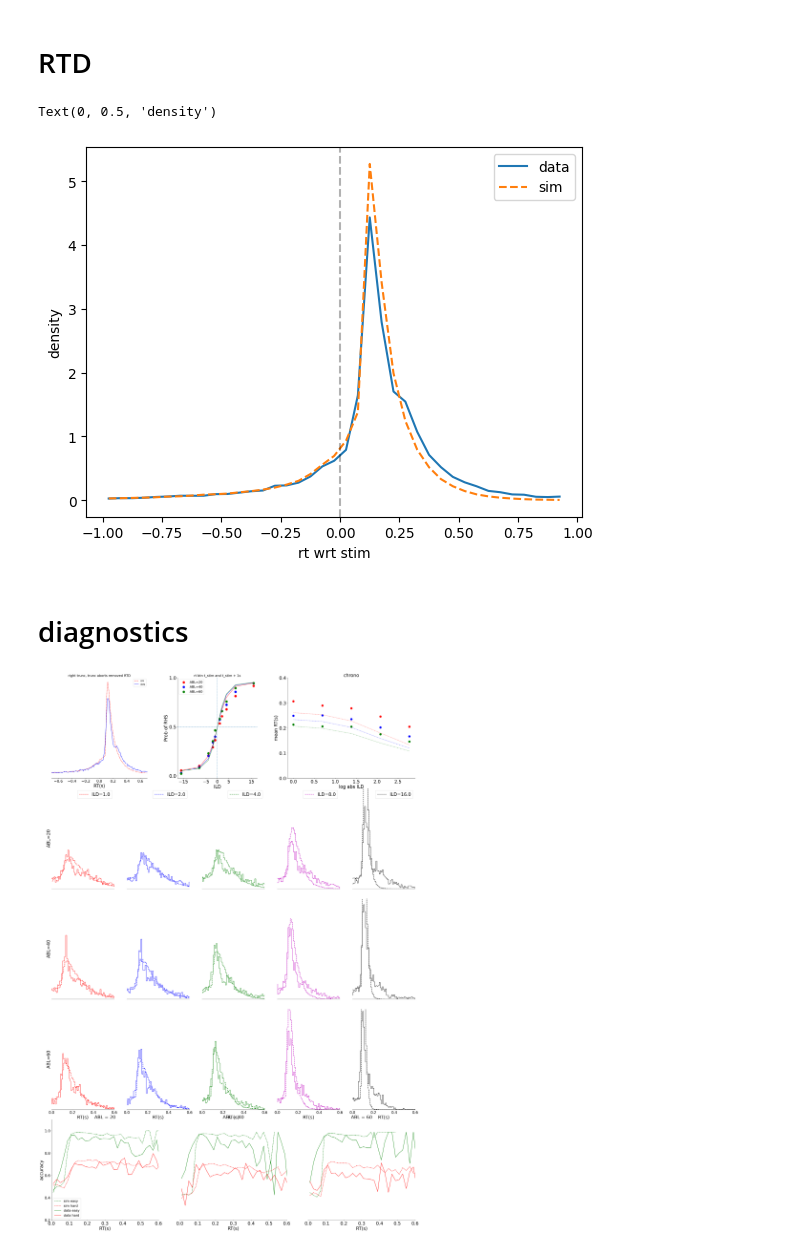
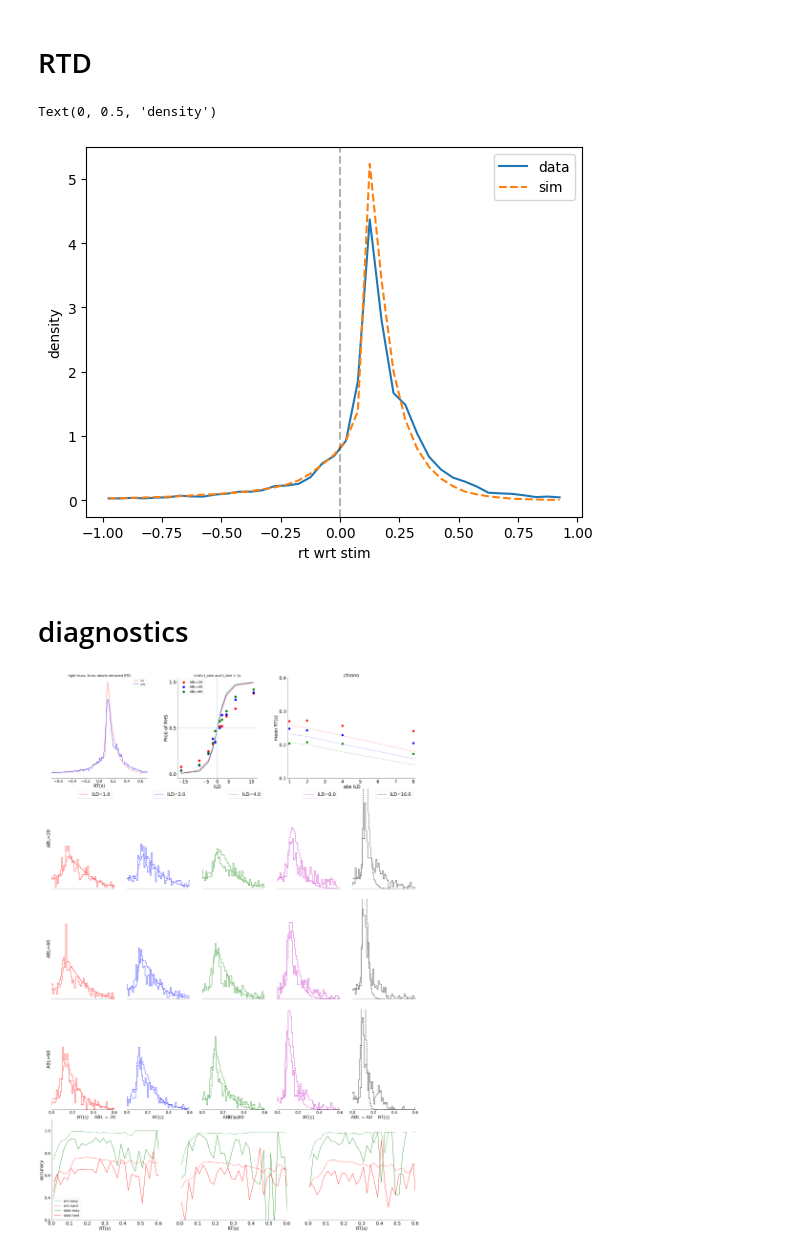
Before and after one commit to rakaar/ddm_data, a Jupyter notebook: simulations/increase_V_A_hyp_2025_ON.ipynb, the cells around one changed output. Drawn from its saved outputs; the diff is of its cells as text; code cells hidden in the pictures.

```diff
--- a/simulations/increase_V_A_hyp_2025_ON.ipynb
+++ b/simulations/increase_V_A_hyp_2025_ON.ipynb
@@ -88,6 +88,9 @@ df['correct'] = (df['ILD'] * df['choice']).apply(lambda x: 1 if x > 0 else 0)
 
 df_led_off = df[df['LED_trial'] == 0]
 df_led_on = df[df['LED_trial'] == 1]
+
+# Bilateral, Left and right same power = 100
+df_led_on = df_led_on[df_led_on['LED_powerL'] == df_led_on['LED_powerR']]
 # %%
 # data
 df_led_on_small_aborts_cleaned = df_led_on[ ~((df_led_on['timed_fix'] < df_led_on['intended_fix']) & (df_led_on['timed_fix'] < 0.3)) ]
@@ -113,7 +116,7 @@ plt.xlabel('rt wrt stim')
 plt.ylabel('density')
 # %% [output]
 Text(0, 0.5, 'density')
-[figure, old version]
+[figure, new version]
 # %% [markdown]
 # diagnostics
 # %%
@@ -213,13 +216,13 @@ ax_psy.axhline(0.5, linestyle='--', alpha=0.6)
 # 2  - chrono
 x, sim_chrono = sim_diagnose_obj_valid.plot_chrono()
 for ABL in sim_chrono.keys():
-    ax_chrono.plot(np.log(x), sim_chrono[ABL], color=ABL_colors[ABL], alpha=0.5, ls='--')
+    ax_chrono.plot(x, sim_chrono[ABL], color=ABL_colors[ABL], alpha=0.5, ls='--')
 
 x, data_chrono = data_diagnose_obj_valid.plot_chrono()
 for ABL in data_chrono.keys():
-    ax_chrono.scatter(np.log(x), data_chrono[ABL], label=f'data ABL={ABL}', color=ABL_colors[ABL], marker='.', s=500)
+    ax_chrono.scatter(x, data_chrono[ABL], label=f'data ABL={ABL}', color=ABL_colors[ABL], marker='.', s=500)
 # ax_chrono.legend(fontsize=18) # psycho covers it
-ax_chrono.set_xlabel('log abs ILD', fontsize=25)
+ax_chrono.set_xlabel(' abs ILD', fontsize=25)
 ax_chrono.set_ylabel('mean RT(s)', fontsize=25)
 ax_chrono.set_title('chrono', fontsize=25)
 ax_chrono.set_ylim(0, 0.4)
@@ -228,8 +231,9 @@ ax_chrono.spines['right'].set_visible(False)
 ax_chrono.spines['left'].set_visible(True)
 ax_chrono.spines['bottom'].set_visible(True)
 ax_chrono.tick_params(axis='both', which='both', labelsize=25)
-ax_chrono.set_yticks(np.arange(0, 0.5, 0.1))
-
+ax_chrono.set_ylim(0.1, 0.4)
+ax_chrono.set_xlim(0.9, 8.1)
+ax_chrono.set_yticks(np.arange(0.1, 0.5, 0.1))
 # RTDs per ABL
 pos_ILD = all_ILD[all_ILD > 0]
 bins = np.arange(0, 1, 0.01)
@@ -322,31 +326,31 @@ for a, ABL in enumerate(ABL_arr):
     ax_r.plot(x, data_easy_tacho, label='data easy', color='g')
 
     # data - hard
     data_pd_hard = data_df_valid[ (data_df_valid['ABL'] == ABL) & (data_df_valid['ILD'].isin(hard_ILD))]
     data_pd_hard_diag = Diagnostics(data_pd_hard)
     x, data_hard_tacho = data_pd_hard_diag.plot_tacho(bins)
     ax_r.plot(x, data_hard_tacho, label='data hard', color='r')
 
     ax_r.set_title(f'ABL = {ABL}', fontsize=25)
     ax_r.set_xlabel('RT(s)', fontsize=25)
     if a == 0:
         ax_r.legend(fontsize=18)
         ax_r.set_ylabel('accuracy', fontsize=25)
 
     ax_r.set_xlim(0, 0.6)
     ax_r.set_ylim(0.3, 1.1)
     ax_r.spines['top'].set_visible(False)
     ax_r.spines['right'].set_visible(False)
     ax_r.spines['left'].set_visible(True)
     ax_r.spines['bottom'].set_visible(True)
     if a == 0:
         ax_r.set_yticks(np.arange(0.2, 1.2, 0.2))
 
     if a != 0:
         ax_r.spines['left'].set_visible(False)
         ax_r.set_yticks([])
 
     ax_r.tick_params(axis='both', which='major', labelsize=20)
     ax_r.tick_params(axis='x', which='major', labelsize=25)
 # %% [output]
-[figure, old version]
+[figure, new version]
```
Also changed, not shown: parts of 66 cells of this notebook, 3 other files.
